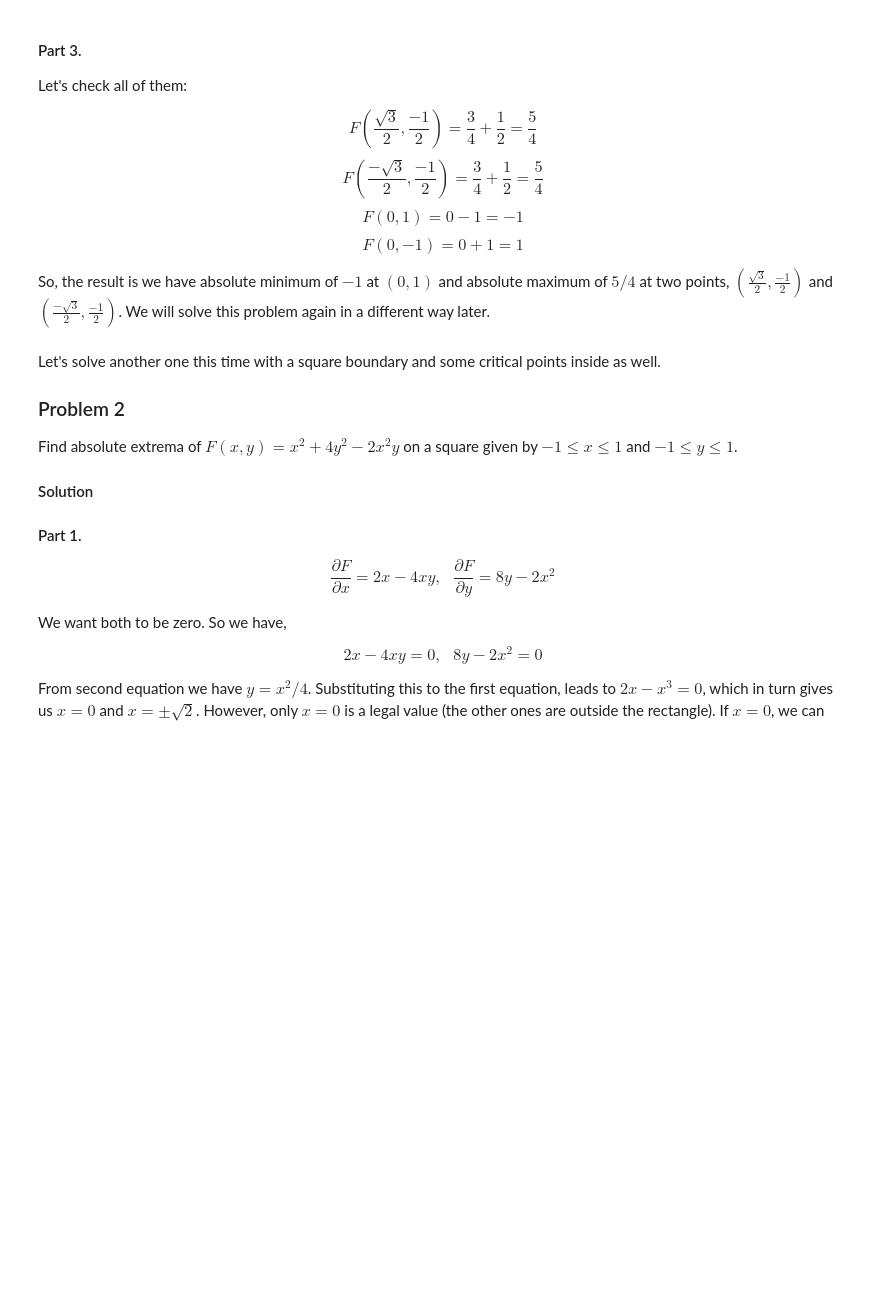
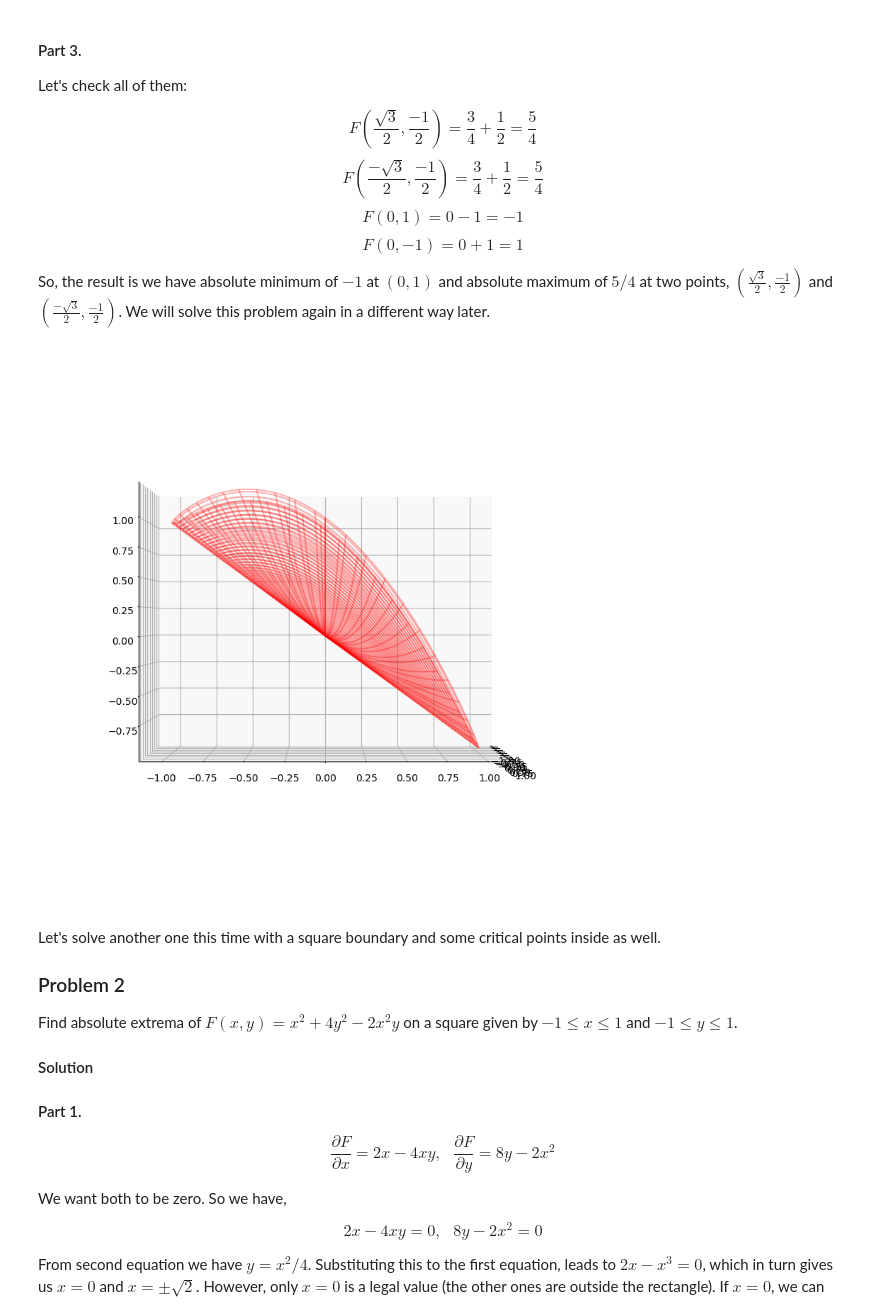
Before and after one commit to BMCC-Muzician/BMCC-DS, a Jupyter notebook: Mat 420/03 - Lagrange Multipliers.ipynb, the cells around one changed output. Drawn from its saved outputs; the diff is of its cells as text; code cells hidden in the pictures; blank space fills up the shorter version.

```diff
--- a/Mat 420/03 - Lagrange Multipliers.ipynb
+++ b/Mat 420/03 - Lagrange Multipliers.ipynb
@@ -37,6 +40,24 @@ $$F\left(0, 1\right)= 0-1 = -1$$
 $$F\left(0, -1\right)= 0+1 = 1$$
 
 So, the result is we have absolute minimum of $-1$ at $(0,1)$ and absolute maximum of $5/4$ at two points, $\left(\frac{\sqrt{3}}{2}, \frac{-1}{2}\right)$ and $\left(\frac{-\sqrt{3}}{2}, \frac{-1}{2}\right)$. We will solve this problem again in a different way later.
+# %%
+# x-coordinats
+
+t = np.linspace(0,2*np.pi,100)
+r= np.linspace(0,1,100)
+tm, rm = np.meshgrid(t,r)
+x=rm*np.cos(tm)
+y=rm*np.sin(tm)
+
+
+z=x**2-y
+fig= plt.figure(figsize = (10,10))
+ax = fig.add_subplot(111, projection='3d')
+ax.plot_wireframe(x,y,z, linewidth = 1.5, alpha = .3, color = 'r')
+ax.view_init(elev=0, azim=0)
+plt.show()
+# %% [output]
+[figure, added]
 # %% [markdown]
 Let's solve another one this time with a square boundary and some critical points inside as well.
 
```
Also changed, not shown: parts of 6 cells of this notebook.
